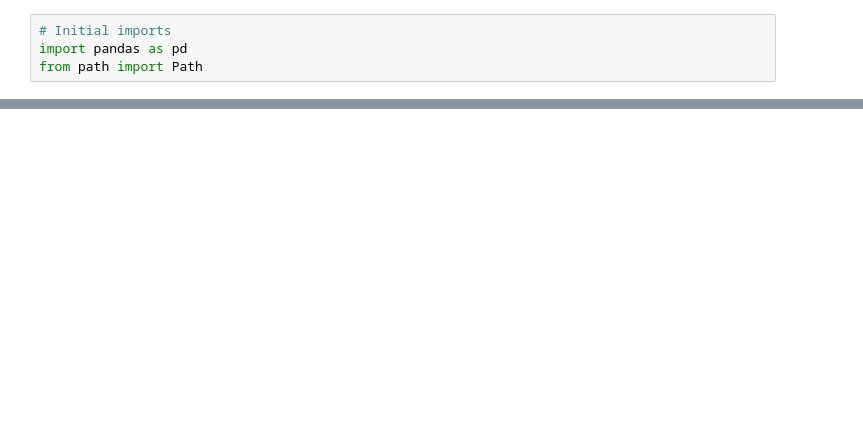
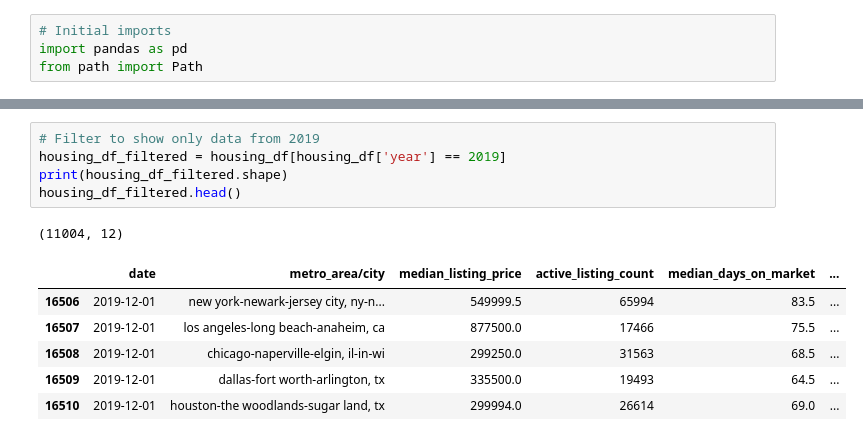
Before and after one commit to marke0816/Sleeper_Cities, a Jupyter notebook: Sleeper_cities.ipynb, the cells around one changed output, grey strips where cells are left out. Cells and saved outputs as stored; diff of their text form; blank space fills up the shorter version.

```diff
--- a/Sleeper_cities.ipynb
+++ b/Sleeper_cities.ipynb
@@ -24,0 +72,13 @@ housing_df.head(10)
+# %%
+# Filter to show only data from 2019
+housing_df_filtered = housing_df[housing_df['year'] == 2019]
+print(housing_df_filtered.shape)
+housing_df_filtered.head()
+# %% [output]
+(11004, 12)
+|  | date | metro_area/city | median_listing_price | active_listing_count | median_days_on_market | ... |
+| 16506 | 2019-12-01 | new york-newark-jersey city, ny-n... | 549999.5 | 65994 | 83.5 | ... |
+| 16507 | 2019-12-01 | los angeles-long beach-anaheim, ca | 877500.0 | 17466 | 75.5 | ... |
+| 16508 | 2019-12-01 | chicago-naperville-elgin, il-in-wi | 299250.0 | 31563 | 68.5 | ... |
+| 16509 | 2019-12-01 | dallas-fort worth-arlington, tx | 335500.0 | 19493 | 64.5 | ... |
+| 16510 | 2019-12-01 | houston-the woodlands-sugar land, tx | 299994.0 | 26614 | 69.0 | ... |
```
Also changed, not shown: parts of 7 cells of this notebook, 1 other file.
